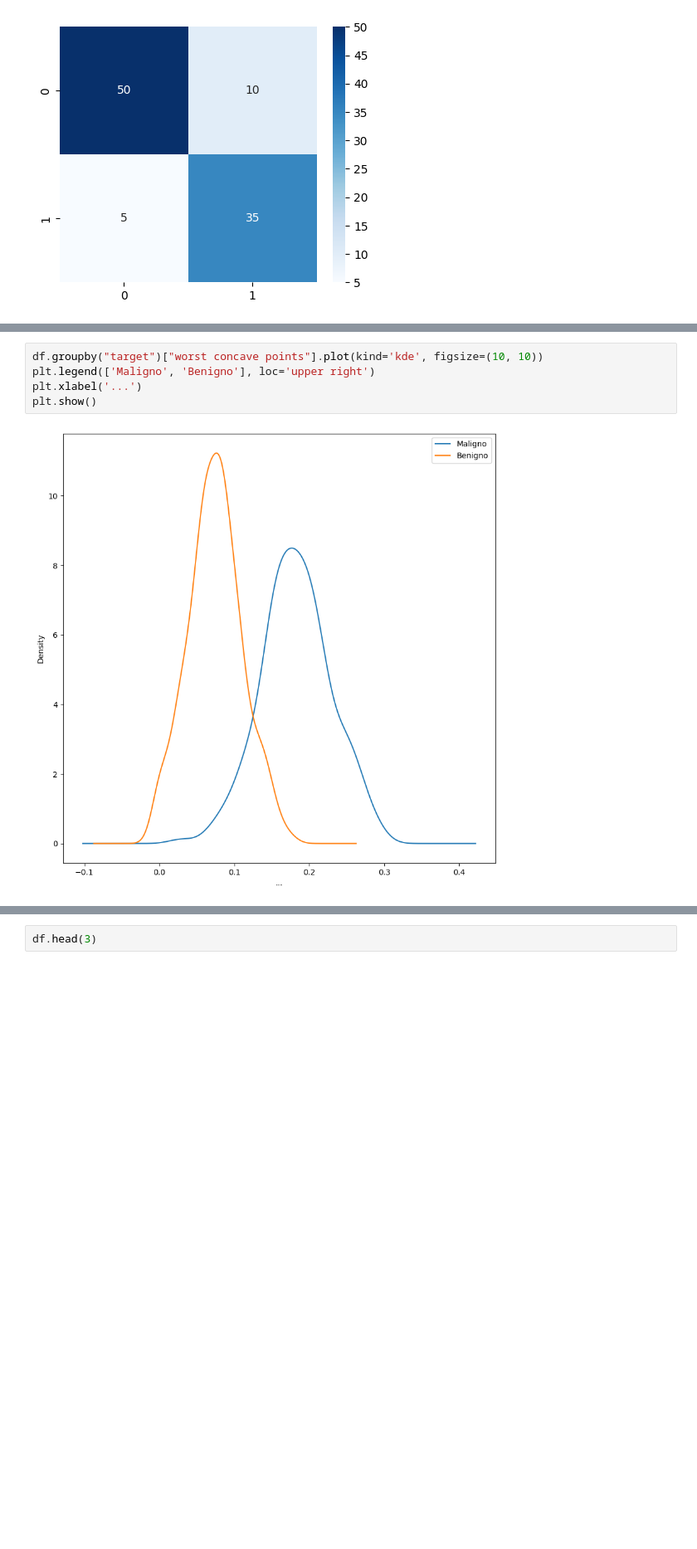
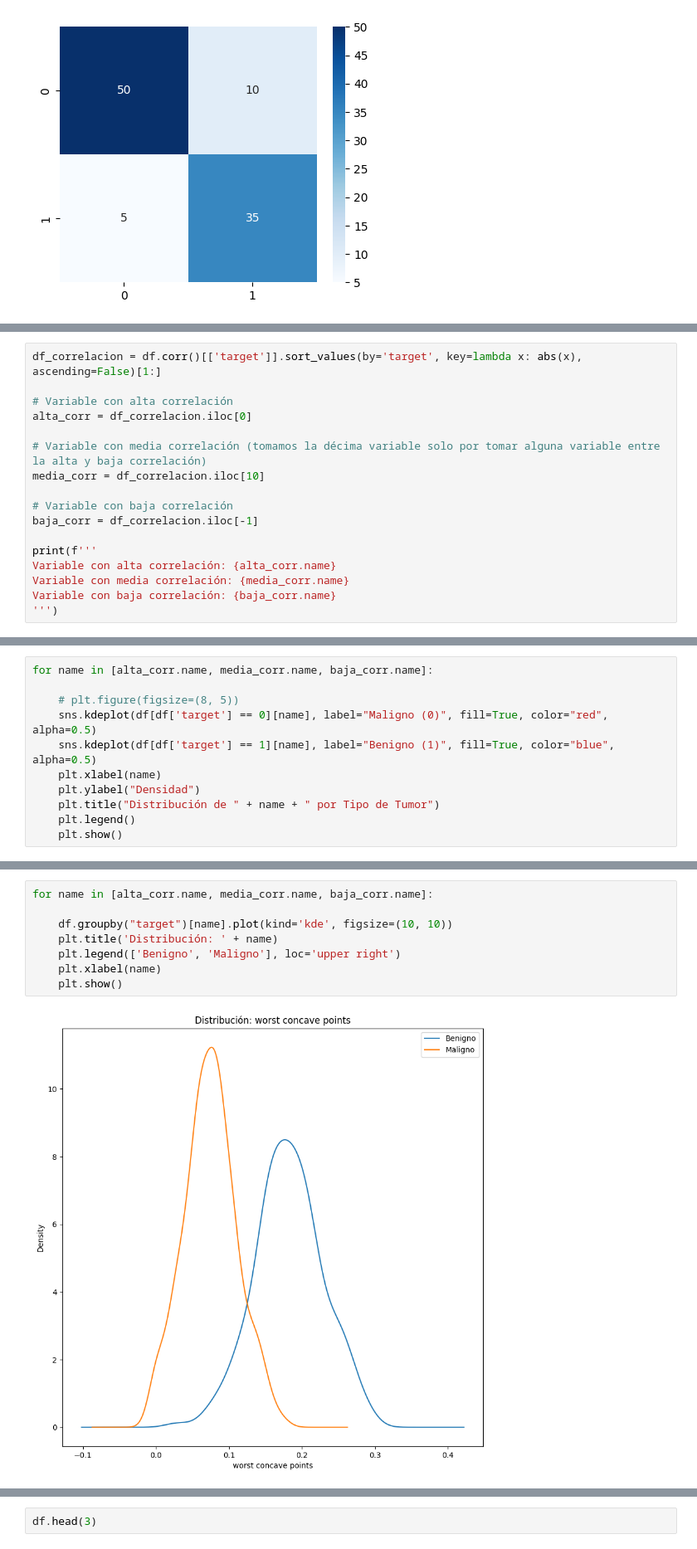
Before and after one commit to RodrigoRiveraRico/data_science_FCiencias, a Jupyter notebook: Clase_5/Clase_5.ipynb, the cells around one changed output, grey strips where cells are left out. Shown at 83% size. Cells and saved outputs as stored; diff of their text form; blank space fills up the shorter version.

```diff
--- a/Clase_5/Clase_5.ipynb
+++ b/Clase_5/Clase_5.ipynb
@@ -83,0 +74,17 @@ df_correlacion
+# %%
+df_correlacion = df.corr()[['target']].sort_values(by='target', key=lambda x: abs(x), ascending=False)[1:]
+
+# Variable con alta correlación
+alta_corr = df_correlacion.iloc[0]
+
+# Variable con media correlación (tomamos la décima variable solo por tomar alguna variable entre la alta y baja correlación)
+media_corr = df_correlacion.iloc[10]
+
+# Variable con baja correlación
+baja_corr = df_correlacion.iloc[-1]
+
+print(f'''
+Variable con alta correlación: {alta_corr.name}
+Variable con media correlación: {media_corr.name}
+Variable con baja correlación: {baja_corr.name}
+''')
@@ -103,0 +183,11 @@ df
+# %%
+for name in [alta_corr.name, media_corr.name, baja_corr.name]:
+
+    # plt.figure(figsize=(8, 5))
+    sns.kdeplot(df[df['target'] == 0][name], label="Maligno (0)", fill=True, color="red", alpha=0.5)
+    sns.kdeplot(df[df['target'] == 1][name], label="Benigno (1)", fill=True, color="blue", alpha=0.5)
+    plt.xlabel(name)
+    plt.ylabel("Densidad")
+    plt.title("Distribución de " + name + " por Tipo de Tumor")
+    plt.legend()
+    plt.show()
@@ -104,7 +198,10 @@ df
 # %%
-df.groupby("target")["worst concave points"].plot(kind='kde', figsize=(10, 10))
-plt.legend(['Maligno', 'Benigno'], loc='upper right')
-plt.xlabel('...')
-plt.show()
+for name in [alta_corr.name, media_corr.name, baja_corr.name]:
+
+    df.groupby("target")[name].plot(kind='kde', figsize=(10, 10))
+    plt.title('Distribución: ' + name)
+    plt.legend(['Benigno', 'Maligno'], loc='upper right')
+    plt.xlabel(name)
+    plt.show()
 # %% [output]
-[figure, old version]
+[figure, new version]
```
Also changed, not shown: parts of 23 cells of this notebook.
